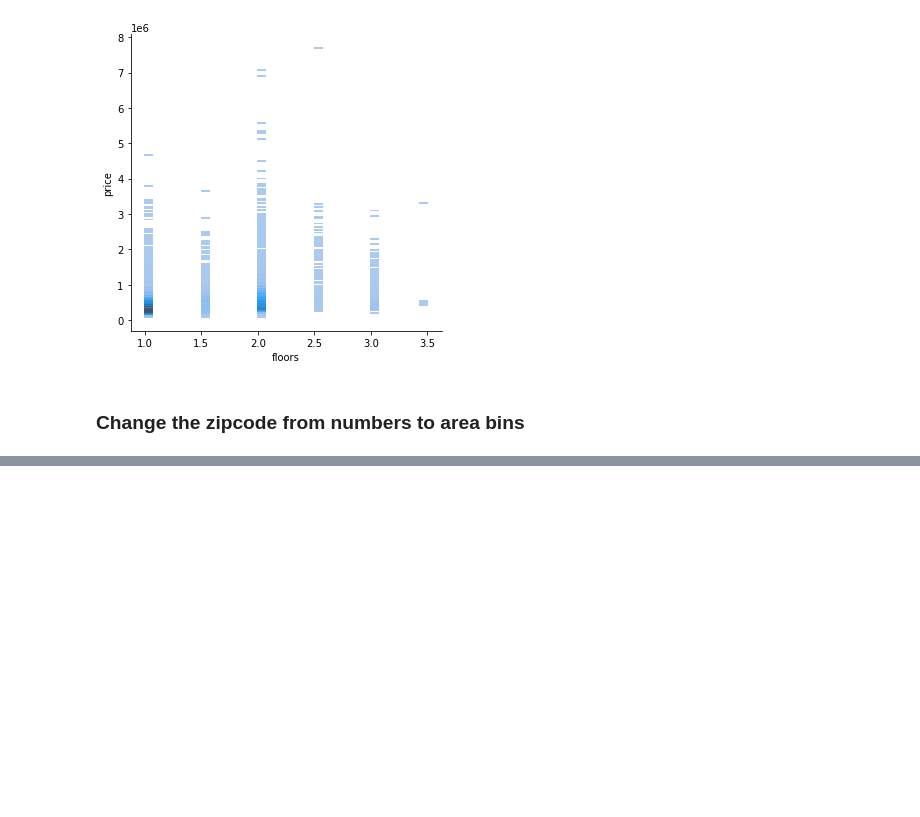
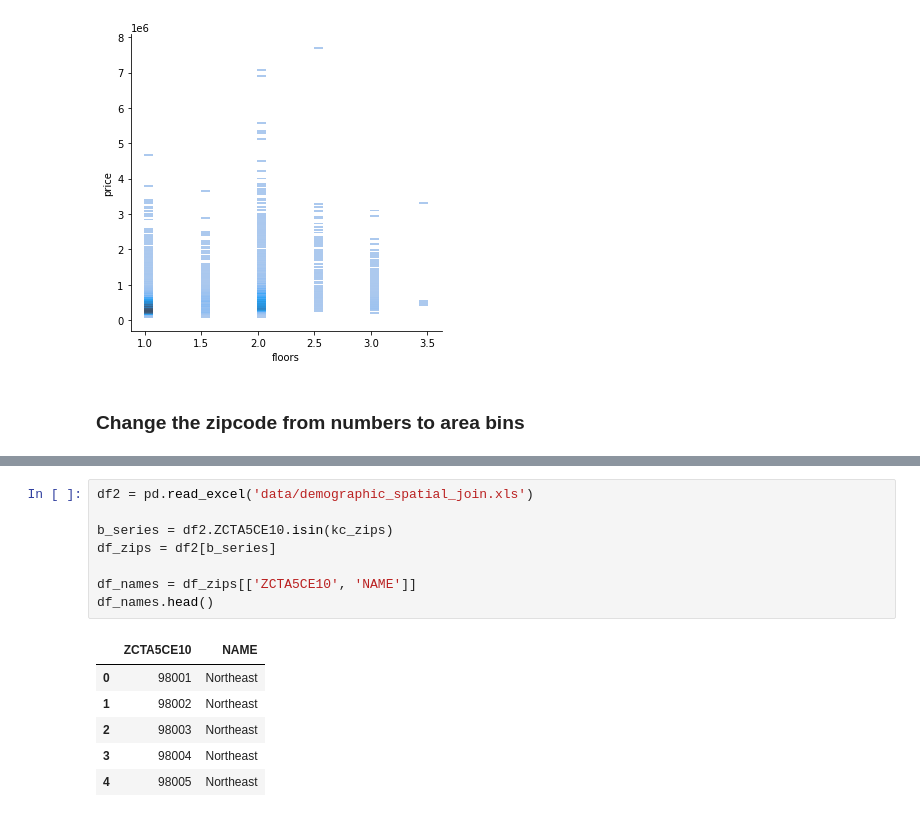
Before and after one commit to Noptov/Second-Project-Workspace, a Jupyter notebook: EDA & Clean.ipynb, the cells around one changed output, grey strips where cells are left out. Cells and saved outputs as stored; diff of their text form; blank space fills up the shorter version.

```diff
--- a/EDA & Clean.ipynb
+++ b/EDA & Clean.ipynb
@@ -213,0 +222,15 @@ sns.displot(dfrev1, x="floors", y="price")
+# %%
+df2 = pd.read_excel('data/demographic_spatial_join.xls')
+
+b_series = df2.ZCTA5CE10.isin(kc_zips)
+df_zips = df2[b_series]
+
+df_names = df_zips[['ZCTA5CE10', 'NAME']]
+df_names.head()
+# %% [output]
+|  | ZCTA5CE10 | NAME |
+| 0 | 98001 | Northeast |
+| 1 | 98002 | Northeast |
+| 2 | 98003 | Northeast |
+| 3 | 98004 | Northeast |
+| 4 | 98005 | Northeast |
```
Also changed, not shown: parts of 6 cells of this notebook, 1 other file.
